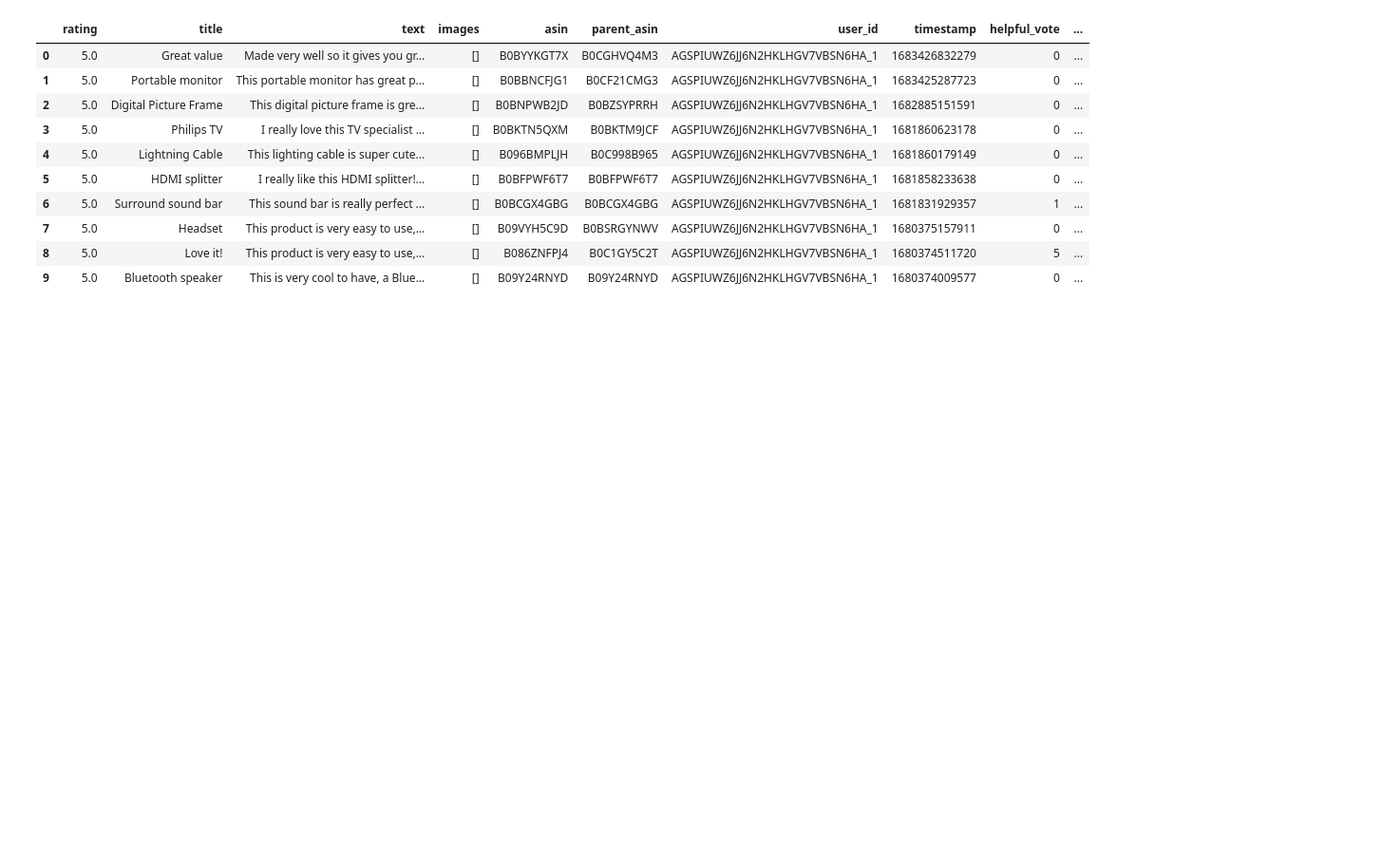
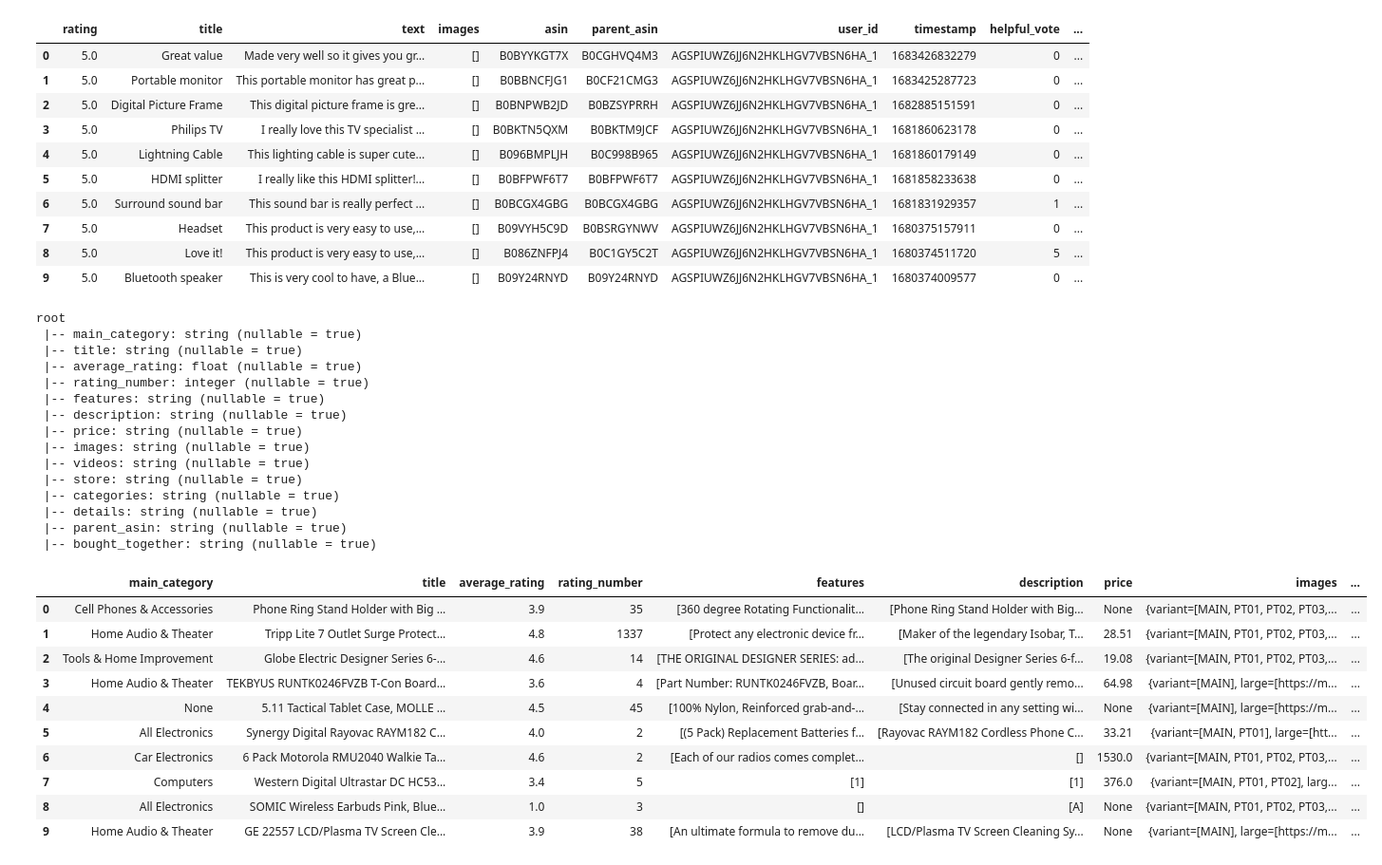
Before and after one commit to chuong1104/KPDL, a Jupyter notebook: notebooks/02_bronze_ingestion.ipynb, the cells around one changed output. Shown at 95% size. Saved outputs shown, nothing was run; the diff lists cells and outputs as text; code cells hidden in the pictures; blank space fills up the shorter version.

Commit message:
xem metadata

```diff
--- a/notebooks/02_bronze_ingestion.ipynb
+++ b/notebooks/02_bronze_ingestion.ipynb
@@ -256,3 +256,35 @@ display(pdf)
 | 7 | 5.0 | Headset | This product is very easy to use,... | [] | B09VYH5C9D | B0BSRGYNWV | AGSPIUWZ6JJ6N2HKLHGV7VBSN6HA_1 | 1680375157911 | 0 | ... |
 | 8 | 5.0 | Love it! | This product is very easy to use,... | [] | B086ZNFPJ4 | B0C1GY5C2T | AGSPIUWZ6JJ6N2HKLHGV7VBSN6HA_1 | 1680374511720 | 5 | ... |
 | 9 | 5.0 | Bluetooth speaker | This is very cool to have, a Blue... | [] | B09Y24RNYD | B09Y24RNYD | AGSPIUWZ6JJ6N2HKLHGV7VBSN6HA_1 | 1680374009577 | 0 | ... |
+# %%
+df = spark.read.parquet(bronze_path("metadata"))
+df.printSchema()
+pdf = df.limit(10).toPandas()
+display(pdf)
+# %% [output]
+root
+ |-- main_category: string (nullable = true)
+ |-- title: string (nullable = true)
+ |-- average_rating: float (nullable = true)
+ |-- rating_number: integer (nullable = true)
+ |-- features: string (nullable = true)
+ |-- description: string (nullable = true)
+ |-- price: string (nullable = true)
+ |-- images: string (nullable = true)
+ |-- videos: string (nullable = true)
+ |-- store: string (nullable = true)
+ |-- categories: string (nullable = true)
+ |-- details: string (nullable = true)
+ |-- parent_asin: string (nullable = true)
+ |-- bought_together: string (nullable = true)
+|  | main_category | title | average_rating | rating_number | features | description | price | images | ... |
+| 0 | Cell Phones & Accessories | Phone Ring Stand Holder with Big ... | 3.9 | 35 | [360 degree Rotating Functionalit... | [Phone Ring Stand Holder with Big... | None | {variant=[MAIN, PT01, PT02, PT03,... | ... |
+| 1 | Home Audio & Theater | Tripp Lite 7 Outlet Surge Protect... | 4.8 | 1337 | [Protect any electronic device fr... | [Maker of the legendary Isobar, T... | 28.51 | {variant=[MAIN, PT01, PT02, PT03,... | ... |
+| 2 | Tools & Home Improvement | Globe Electric Designer Series 6-... | 4.6 | 14 | [THE ORIGINAL DESIGNER SERIES: ad... | [The original Designer Series 6-f... | 19.08 | {variant=[MAIN, PT01, PT02, PT03,... | ... |
+| 3 | Home Audio & Theater | TEKBYUS RUNTK0246FVZB T-Con Board... | 3.6 | 4 | [Part Number: RUNTK0246FVZB, Boar... | [Unused circuit board gently remo... | 64.98 | {variant=[MAIN], large=[https://m... | ... |
+| 4 | None | 5.11 Tactical Tablet Case, MOLLE ... | 4.5 | 45 | [100% Nylon, Reinforced grab-and-... | [Stay connected in any setting wi... | None | {variant=[MAIN], large=[https://m... | ... |
+| 5 | All Electronics | Synergy Digital Rayovac RAYM182 C... | 4.0 | 2 | [(5 Pack) Replacement Batteries f... | [Rayovac RAYM182 Cordless Phone C... | 33.21 | {variant=[MAIN, PT01], large=[htt... | ... |
+| 6 | Car Electronics | 6 Pack Motorola RMU2040 Walkie Ta... | 4.6 | 2 | [Each of our radios comes complet... | [] | 1530.0 | {variant=[MAIN, PT01, PT02, PT03,... | ... |
+| 7 | Computers | Western Digital Ultrastar DC HC53... | 3.4 | 5 | [1] | [1] | 376.0 | {variant=[MAIN, PT01, PT02], larg... | ... |
+| 8 | All Electronics | SOMIC Wireless Earbuds Pink, Blue... | 1.0 | 3 | [] | [A] | None | {variant=[MAIN, PT01, PT02, PT03,... | ... |
+| 9 | Home Audio & Theater | GE 22557 LCD/Plasma TV Screen Cle... | 3.9 | 38 | [An ultimate formula to remove du... | [LCD/Plasma TV Screen Cleaning Sy... | None | {variant=[MAIN], large=[https://m... | ... |
```
